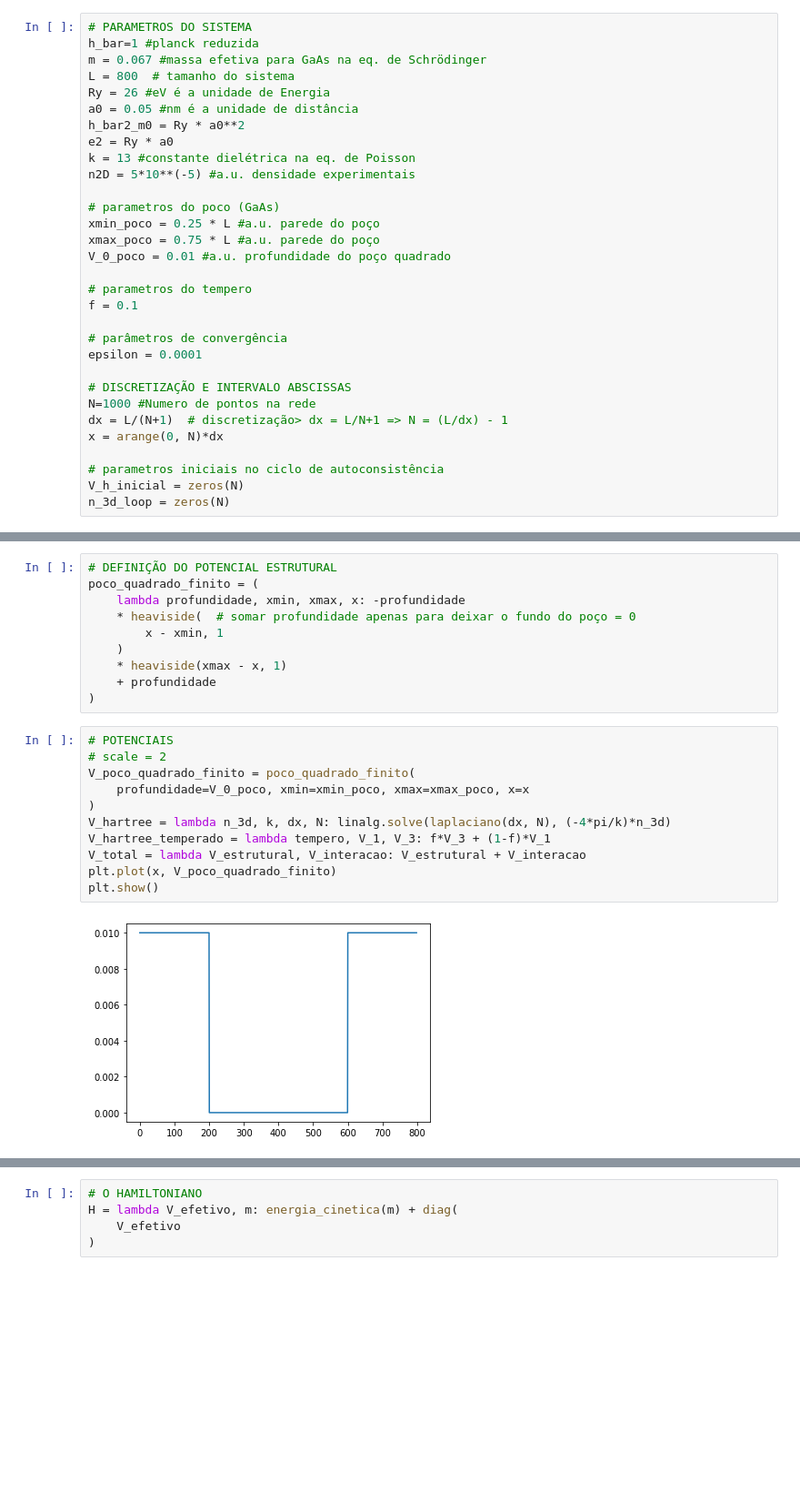
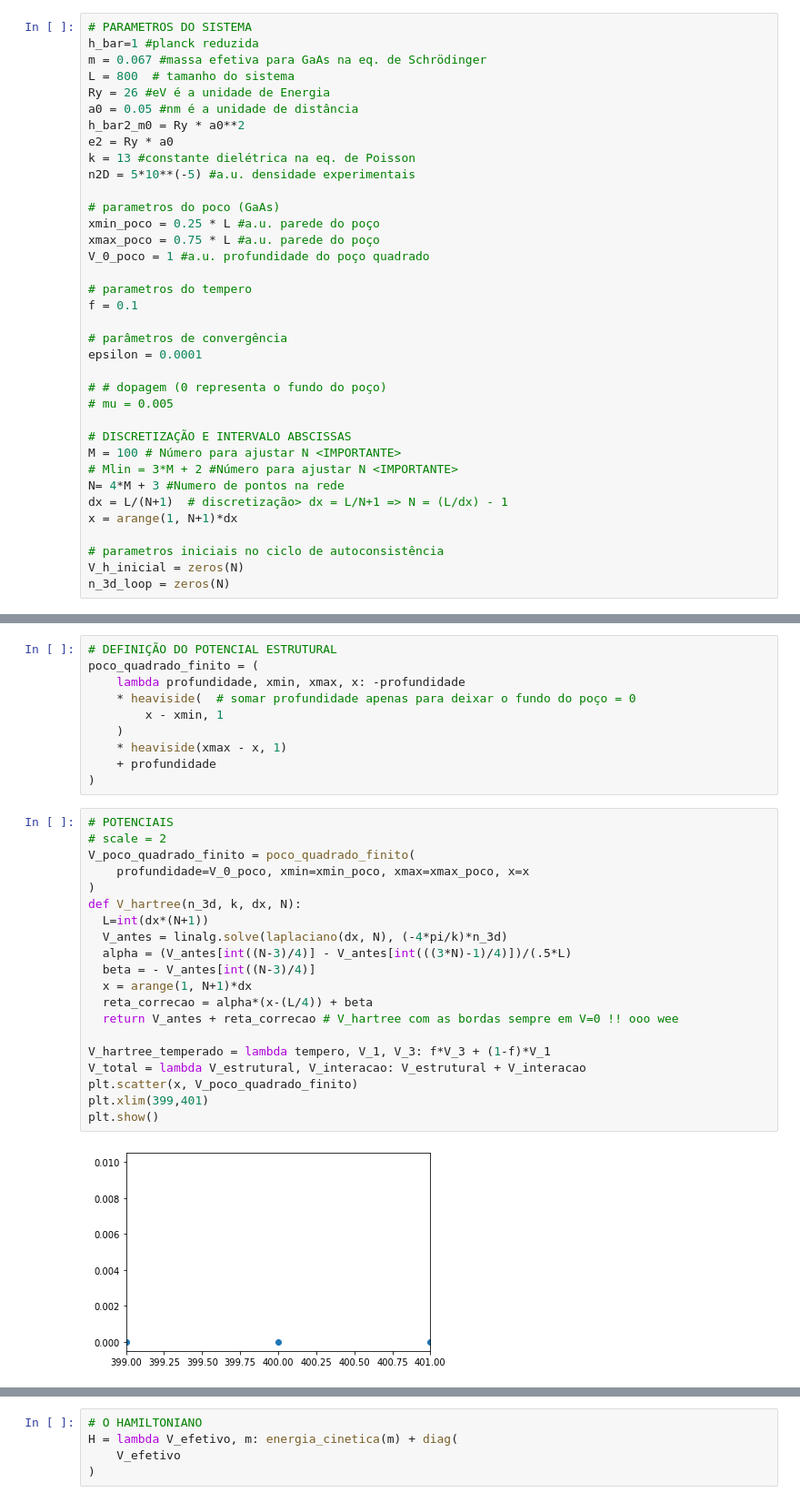
Before and after one commit to devanomaly/hartree-method, a Jupyter notebook: hartree.ipynb, the cells around one changed output, grey strips where cells are left out. Shown: that part at 91% size. Saved outputs shown, nothing was run; the diff lists cells and outputs as text; blank space fills up the shorter version.

```diff
--- a/hartree.ipynb
+++ b/hartree.ipynb
@@ -34,7 +37,7 @@ n2D = 5*10**(-5) #a.u. densidade experimentais
 # parametros do poco (GaAs)
 xmin_poco = 0.25 * L #a.u. parede do poço
 xmax_poco = 0.75 * L #a.u. parede do poço
-V_0_poco = 0.01 #a.u. profundidade do poço quadrado
+V_0_poco = 1 #a.u. profundidade do poço quadrado
 
 # parametros do tempero
 f = 0.1
@@ -42,10 +45,15 @@ f = 0.1
 # parâmetros de convergência
 epsilon = 0.0001
 
+# # dopagem (0 representa o fundo do poço)
+# mu = 0.005
+
 # DISCRETIZAÇÃO E INTERVALO ABSCISSAS
-N=1000 #Numero de pontos na rede
+M = 100 # Número para ajustar N <IMPORTANTE>
+# Mlin = 3*M + 2 #Número para ajustar N <IMPORTANTE>
+N= 4*M + 3 #Numero de pontos na rede
 dx = L/(N+1)  # discretização> dx = L/N+1 => N = (L/dx) - 1
-x = arange(0, N)*dx
+x = arange(1, N+1)*dx
 
 # parametros iniciais no ciclo de autoconsistência
 V_h_inicial = zeros(N)
@@ -75,16 +83,25 @@ poco_quadrado_finito = (
 # %%
 # POTENCIAIS
 # scale = 2
 V_poco_quadrado_finito = poco_quadrado_finito(
     profundidade=V_0_poco, xmin=xmin_poco, xmax=xmax_poco, x=x
 )
-V_hartree = lambda n_3d, k, dx, N: linalg.solve(laplaciano(dx, N), (-4*pi/k)*n_3d)
+def V_hartree(n_3d, k, dx, N):
+  L=int(dx*(N+1))
+  V_antes = linalg.solve(laplaciano(dx, N), (-4*pi/k)*n_3d)
+  alpha = (V_antes[int((N-3)/4)] - V_antes[int(((3*N)-1)/4)])/(.5*L)
+  beta = - V_antes[int((N-3)/4)]
+  x = arange(1, N+1)*dx
+  reta_correcao = alpha*(x-(L/4)) + beta
+  return V_antes + reta_correcao # V_hartree com as bordas sempre em V=0 !! ooo wee
+
 V_hartree_temperado = lambda tempero, V_1, V_3: f*V_3 + (1-f)*V_1
 V_total = lambda V_estrutural, V_interacao: V_estrutural + V_interacao
-plt.plot(x, V_poco_quadrado_finito)
+plt.scatter(x, V_poco_quadrado_finito)
+plt.xlim(399,401)
 plt.show()
 # %% [output]
-[figure, old version]
+[figure, new version]
 # %%
 # E0_mu (soma de níveis ocupados)
 E0_mu = lambda mu, E0_list: npsum(E0_list, where=E0_list<mu)
```
Also changed, not shown: parts of 6 cells of this notebook.
